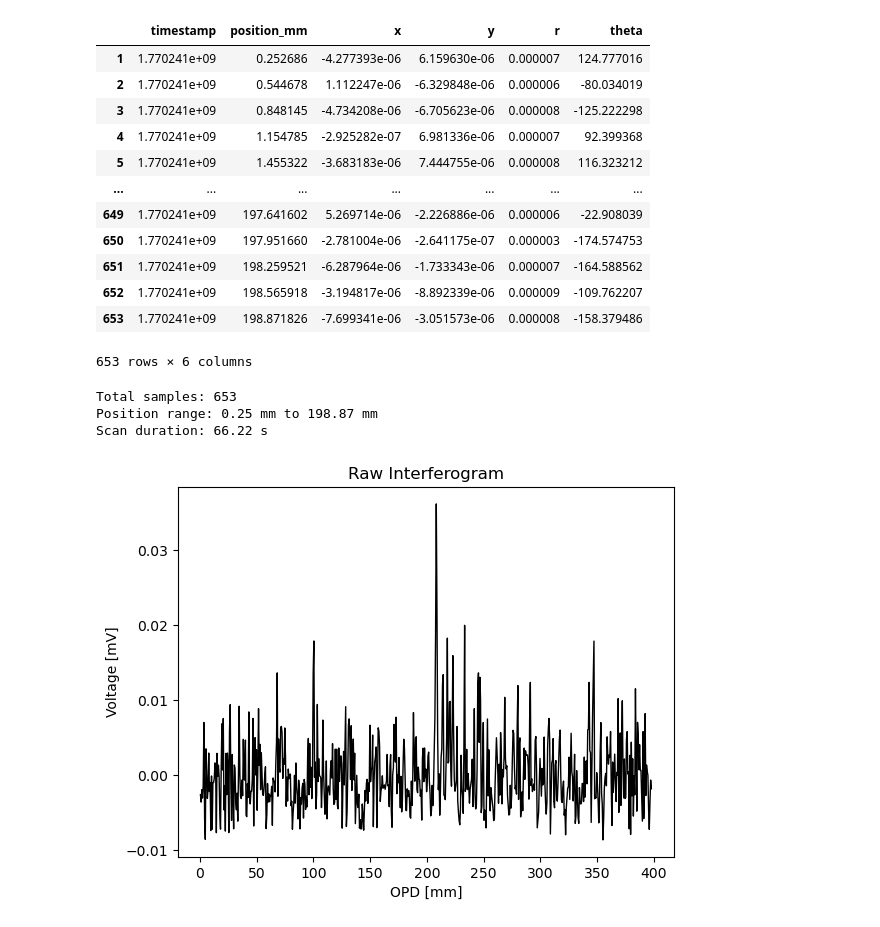
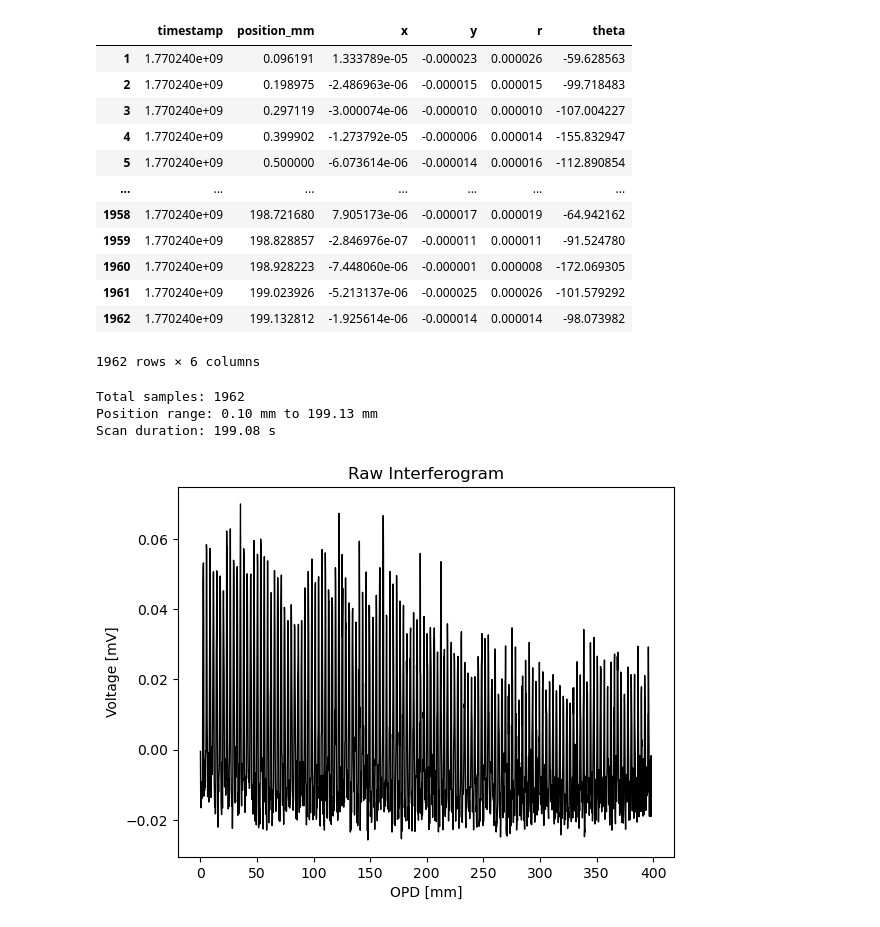
Before and after one commit to darbymccauley/cryo_fts, a Jupyter notebook: notebooks/cont_fourier_analysis.ipynb, the cells around one changed output. Drawn from its saved outputs; the diff is of its cells as text; code cells hidden in the pictures.

```diff
--- a/notebooks/cont_fourier_analysis.ipynb
+++ b/notebooks/cont_fourier_analysis.ipynb
@@ -11,24 +11,24 @@ import pandas as pd
 %matplotlib inline
 # %%
 DATA_DIR = '~/Desktop/FTS/cryo_fts_data/scan_data/taurus_band_tests/'
-DATA_FILE = '20260204_153620.csv'
+DATA_FILE = '20260204_151759.csv'
 data = pd.read_csv(os.path.join(DATA_DIR, DATA_FILE), comment = '#')
 data = data.drop(index=0)
 data
 # %% [output]
 |  | timestamp | position_mm | x | y | r | theta |
-| 1 | 1.770241e+09 | 0.252686 | -4.277393e-06 | 6.159630e-06 | 0.000007 | 124.777016 |
-| 2 | 1.770241e+09 | 0.544678 | 1.112247e-06 | -6.329848e-06 | 0.000006 | -80.034019 |
-| 3 | 1.770241e+09 | 0.848145 | -4.734208e-06 | -6.705623e-06 | 0.000008 | -125.222298 |
-| 4 | 1.770241e+09 | 1.154785 | -2.925282e-07 | 6.981336e-06 | 0.000007 | 92.399368 |
-| 5 | 1.770241e+09 | 1.455322 | -3.683183e-06 | 7.444755e-06 | 0.000008 | 116.323212 |
+| 1 | 1.770240e+09 | 0.096191 | 1.333789e-05 | -0.000023 | 0.000026 | -59.628563 |
+| 2 | 1.770240e+09 | 0.198975 | -2.486963e-06 | -0.000015 | 0.000015 | -99.718483 |
+| 3 | 1.770240e+09 | 0.297119 | -3.000074e-06 | -0.000010 | 0.000010 | -107.004227 |
+| 4 | 1.770240e+09 | 0.399902 | -1.273792e-05 | -0.000006 | 0.000014 | -155.832947 |
+| 5 | 1.770240e+09 | 0.500000 | -6.073614e-06 | -0.000014 | 0.000016 | -112.890854 |
 | ... | ... | ... | ... | ... | ... | ... |
-| 649 | 1.770241e+09 | 197.641602 | 5.269714e-06 | -2.226886e-06 | 0.000006 | -22.908039 |
-| 650 | 1.770241e+09 | 197.951660 | -2.781004e-06 | -2.641175e-07 | 0.000003 | -174.574753 |
-| 651 | 1.770241e+09 | 198.259521 | -6.287964e-06 | -1.733343e-06 | 0.000007 | -164.588562 |
-| 652 | 1.770241e+09 | 198.565918 | -3.194817e-06 | -8.892339e-06 | 0.000009 | -109.762207 |
-| 653 | 1.770241e+09 | 198.871826 | -7.699341e-06 | -3.051573e-06 | 0.000008 | -158.379486 |
+| 1958 | 1.770240e+09 | 198.721680 | 7.905173e-06 | -0.000017 | 0.000019 | -64.942162 |
+| 1959 | 1.770240e+09 | 198.828857 | -2.846976e-07 | -0.000011 | 0.000011 | -91.524780 |
+| 1960 | 1.770240e+09 | 198.928223 | -7.448060e-06 | -0.000001 | 0.000008 | -172.069305 |
+| 1961 | 1.770240e+09 | 199.023926 | -5.213137e-06 | -0.000025 | 0.000026 | -101.579292 |
+| 1962 | 1.770240e+09 | 199.132812 | -1.925614e-06 | -0.000014 | 0.000014 | -98.073982 |
-653 rows × 6 columns
+1962 rows × 6 columns
 # %%
 TIMESTAMPS = data['timestamp'].values * u.s
 POS = data['position_mm'].values * u.mm
@@ -41,9 +41,9 @@ print(f"Total samples: {len(POS)}")
 print(f"Position range: {POS.min():.2f} to {POS.max():.2f}")
 print(f"Scan duration: {(TIMESTAMPS[-1] - TIMESTAMPS[0]):.2f}")
 # %% [output]
-Total samples: 653
-Position range: 0.25 mm to 198.87 mm
-Scan duration: 66.22 s
+Total samples: 1962
+Position range: 0.10 mm to 199.13 mm
+Scan duration: 199.08 s
 # %%
 OPD = POS * 2
 I = (R - np.mean(R)).to(u.mV)
@@ -57,7 +57,7 @@ plt.ylabel(f'Voltage [{I.unit}]')
 plt.xlabel(f'OPD [{OPD.unit}]')
 plt.show()
 # %% [output]
-[figure, old version]
+[figure, new version]
 # %%
 SPECTRUM = np.fft.rfft(I_INTERP)
 POWER = np.abs(SPECTRUM)**2
```
Also changed, not shown: parts of 3 cells of this notebook.
